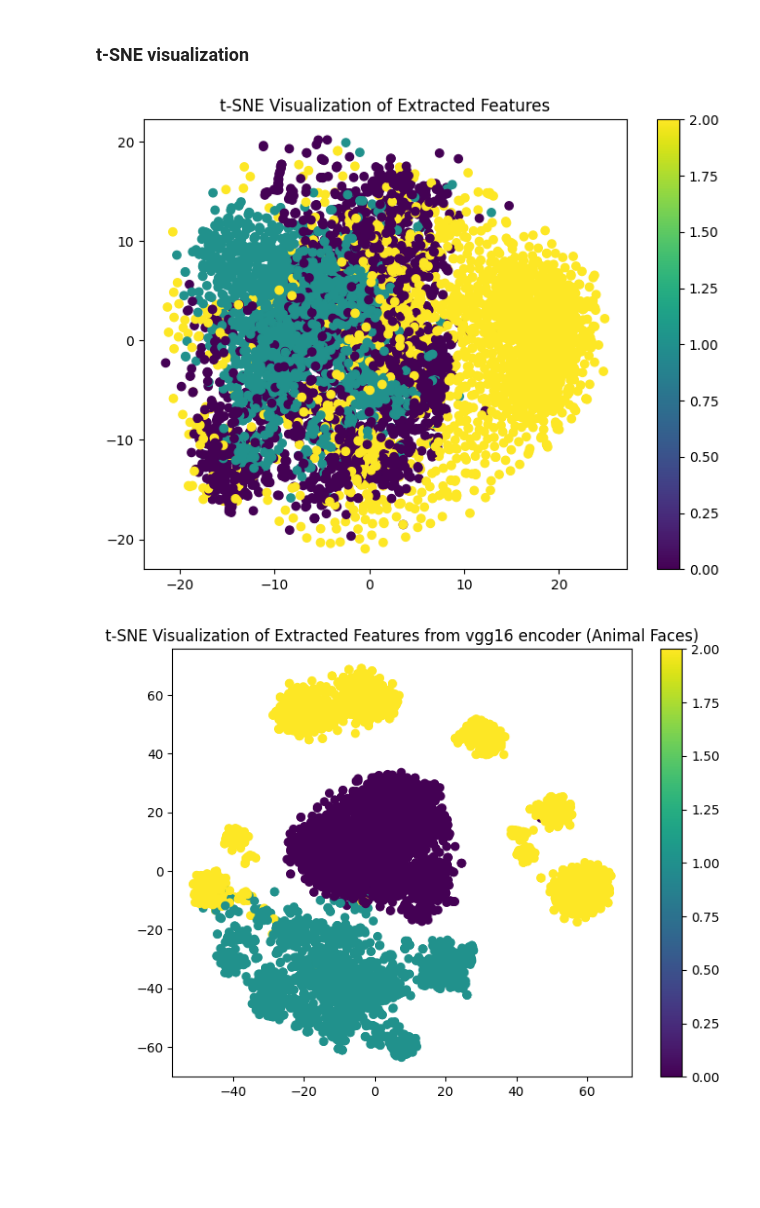
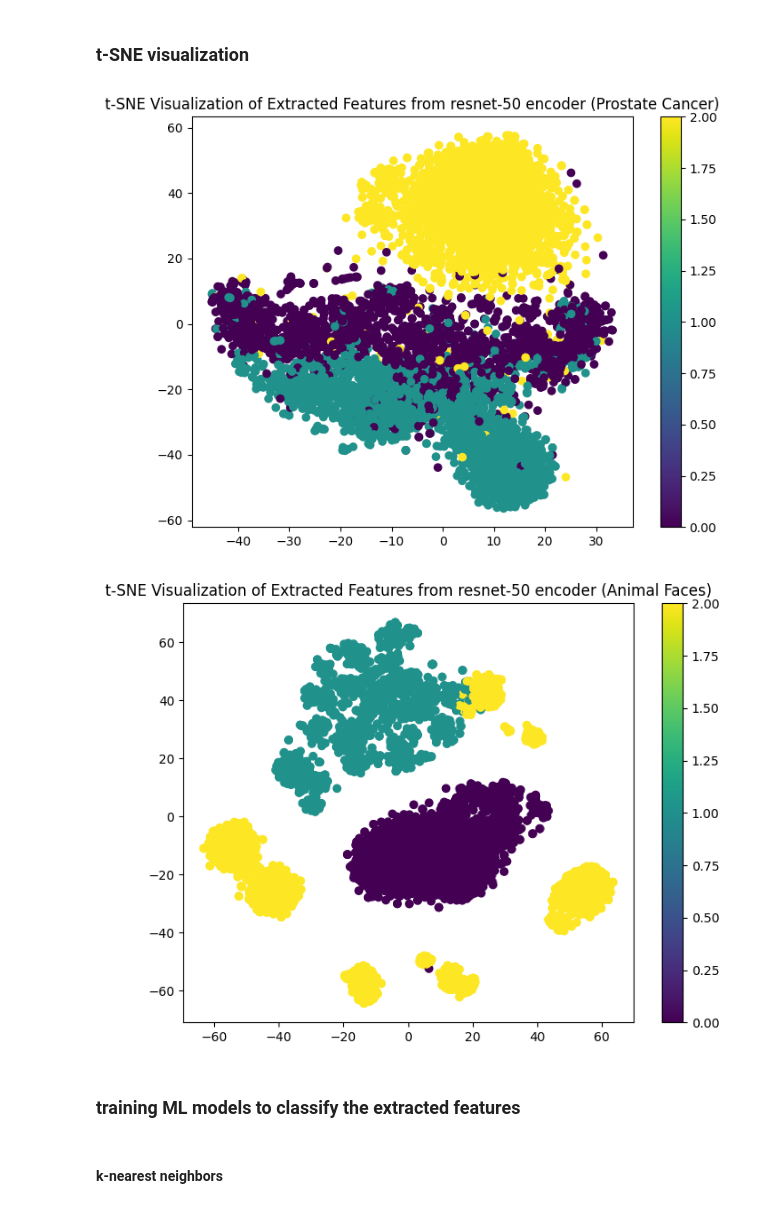
Before and after one commit to its-parmiss/Colorectal-cancer-classification---Transfer-learning-project, a Jupyter notebook: main.ipynb, the cells around one changed output. Saved outputs shown, nothing was run; the diff lists cells and outputs as text; code cells hidden in the pictures; blank space fills up the shorter version.

```diff
--- a/main.ipynb
+++ b/main.ipynb
@@ -384,2 +875,26 @@ plt.show()
+# %%
+
+
+shared_folder_path = base_path
+
+# Save the custom datasets (features and targets) using pickle
+prostate_data_file = os.path.join(shared_folder_path, 'prostate_task1_features_data.pkl')
+with open(prostate_data_file, 'wb') as file:
+    pickle.dump(prostate_data, file)
+
+animal_faces_data_file = os.path.join(shared_folder_path, 'animal_faces_task1_features_data.pkl')
+with open(animal_faces_data_file, 'wb') as file:
+    pickle.dump(animal_faces_data, file)
+# %%
+shared_folder_path = base_path
+prostate_data_file = os.path.join(shared_folder_path, 'prostate_task1_features_data.pkl')
+
+animal_faces_data_file = os.path.join(shared_folder_path, 'animal_faces_task1_features_data.pkl')
+
+with open(prostate_data_file, 'rb') as file:
+    prostate_data = pickle.load(file)
+
+with open(animal_faces_data_file, 'rb') as file:
+    animal_faces_data = pickle.load(file)
 # %% [markdown]
 ###  t-SNE visualization
@@ -439,19 +967,18 @@ animal_faces_pbar.close()
 shared_folder_path = base_path
 
 # Save the custom datasets (features and targets) using pickle
-prostate_data_file = os.path.join(shared_folder_path, 'prostate_data.pkl')
+prostate_data_file = os.path.join(shared_folder_path, 'prostate_resnet_features_data.pkl')
 with open(prostate_data_file, 'wb') as file:
     pickle.dump(prostate_data, file)
 
-animal_faces_data_file = os.path.join(shared_folder_path, 'animal_faces_data.pkl')
+animal_faces_data_file = os.path.join(shared_folder_path, 'animal_faces_resnet_features_data.pkl')
 with open(animal_faces_data_file, 'wb') as file:
     pickle.dump(animal_faces_data, file)
 # %%
 shared_folder_path = base_path
-prostate_data_file = os.path.join(shared_folder_path, 'prostate_data.pkl')
-animal_faces_data_file = os.path.join(shared_folder_path, 'animal_faces_data.pkl')
+prostate_data_file = os.path.join(shared_folder_path, 'prostate_resnet_features_data.pkl')
 
-animal_faces_data_file = os.path.join(shared_folder_path, 'animal_faces_data.pkl')
+animal_faces_data_file = os.path.join(shared_folder_path, 'animal_faces_resnet_features_data.pkl')
 
 with open(prostate_data_file, 'rb') as file:
     prostate_data = pickle.load(file)
@@ -463,20 +990,23 @@ with open(animal_faces_data_file, 'rb') as file:
 # %%
 prostate_features, prostate_labels = zip(*prostate_data)
 
 prostate_labels = [label.numpy() for label in prostate_labels]
 
+# prostate_dataset = TensorDataset(torch.Tensor(prostate_features), torch.LongTensor(prostate_labels))
+# prostate_data_loader = DataLoader(dataset=prostate_dataset, batch_size=batch_size, shuffle=True)
+
 prostate_features = np.vstack(prostate_features)
-
+# visualize_features(pretrained_model, prostate_data_loader, device = 'cpu')
 tsne = TSNE(n_components=2, random_state=0)
 reduced_features = tsne.fit_transform(prostate_features)
 
 plt.figure(figsize=(8, 6))
 plt.scatter(reduced_features[:, 0], reduced_features[:, 1], c=prostate_labels, cmap='viridis')
-plt.title('t-SNE Visualization of Extracted Features from vgg16 encoder (Prostate Cancer)')
+plt.title('t-SNE Visualization of Extracted Features from resnet-50 encoder (Prostate Cancer)')
 plt.colorbar()
 plt.show()
 # %% [output]
-[figure, old version]
+[figure, new version]
 # %%
 animal_features, animal_labels = zip(*animal_faces_data)
 
@@ -489,8 +1019,12 @@ reduced_features = tsne.fit_transform(animal_features)
 
 plt.figure(figsize=(8, 6))
 plt.scatter(reduced_features[:, 0], reduced_features[:, 1], c=animal_labels, cmap='viridis')
-plt.title('t-SNE Visualization of Extracted Features from vgg16 encoder (Animal Faces)')
+plt.title('t-SNE Visualization of Extracted Features from resnet-50 encoder (Animal Faces)')
 plt.colorbar()
 plt.show()
 # %% [output]
-[figure, old version]
+[figure, new version]
+# %% [markdown]
+###  training ML models to classify the extracted features
+# %% [markdown]
+#### k-nearest neighbors
```
Also changed, not shown: parts of 59 cells of this notebook, 3 other files.
